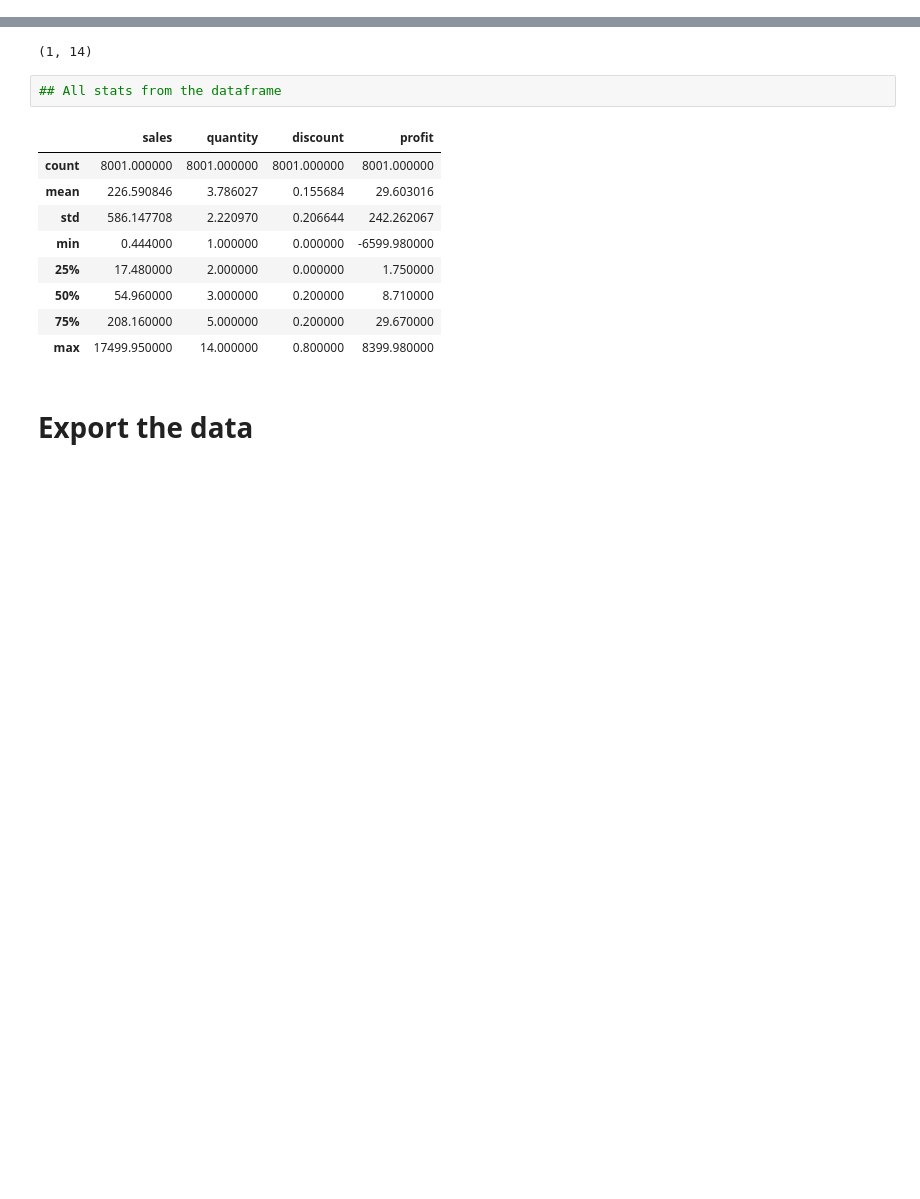
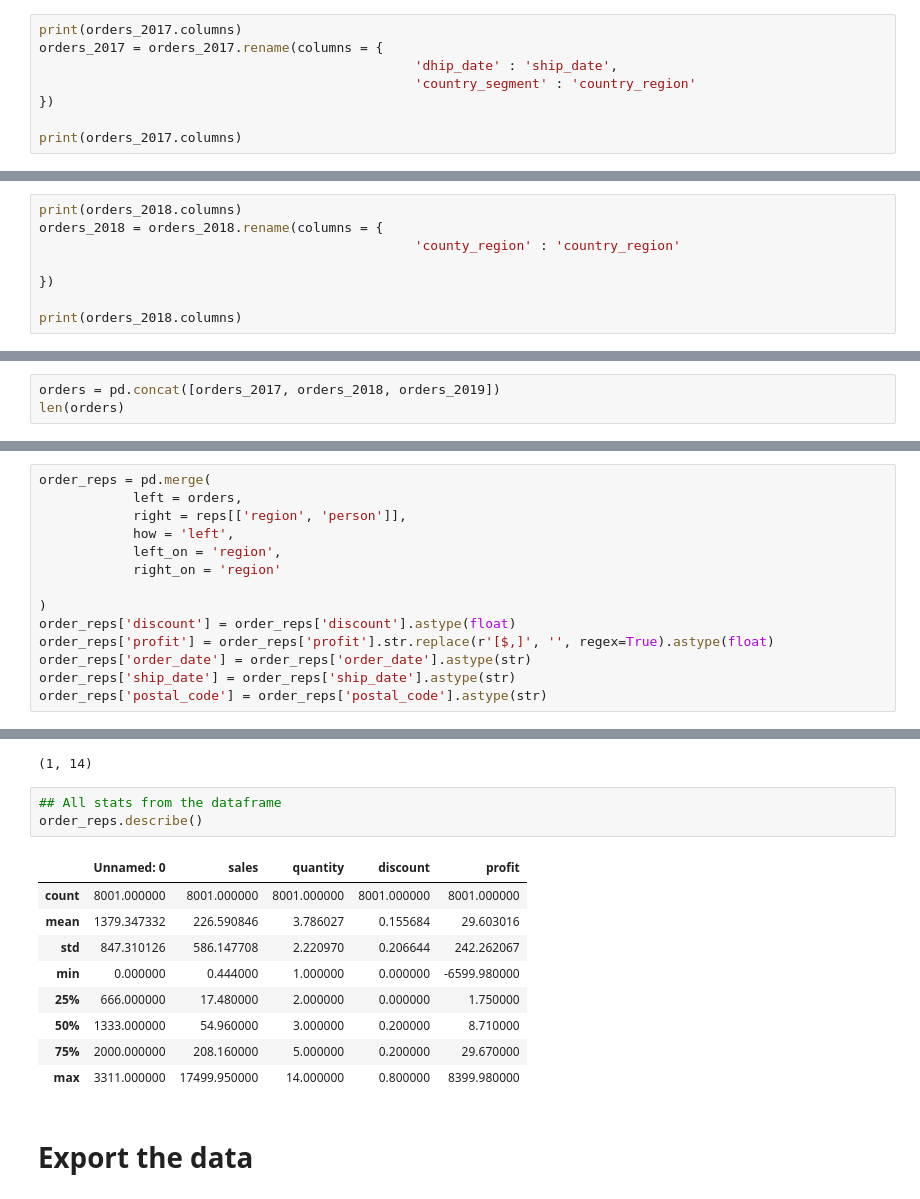
Before and after one commit to masrazo/CBS_Python_eng_Training_Version, a Jupyter notebook: 02_01_DataExtraction&Manipulation_with_Python&Pandas/02_01_01_Pandas_Advance_BLANK.ipynb, the cells around one changed output, grey strips where cells are left out. Saved outputs shown, nothing was run; the diff lists cells and outputs as text; blank space fills up the shorter version.

```diff
--- a/02_01_DataExtraction&Manipulation_with_Python&Pandas/02_01_01_Pandas_Advance_BLANK.ipynb
+++ b/02_01_DataExtraction&Manipulation_with_Python&Pandas/02_01_01_Pandas_Advance_BLANK.ipynb
@@ -96,0 +245,8 @@ If the above code is not working, **add the files** sent to you to the Files sec
+# %%
+print(orders_2017.columns)
+orders_2017 = orders_2017.rename(columns = {
+                                                'dhip_date' : 'ship_date',
+                                                'country_segment' : 'country_region'
+})
+
+print(orders_2017.columns)
@@ -96,0 +266,8 @@ If the above code is not working, **add the files** sent to you to the Files sec
+# %%
+print(orders_2018.columns)
+orders_2018 = orders_2018.rename(columns = {
+                                                'county_region' : 'country_region'
+
+})
+
+print(orders_2018.columns)
@@ -96,0 +293,3 @@ If the above code is not working, **add the files** sent to you to the Files sec
+# %%
+orders = pd.concat([orders_2017, orders_2018, orders_2019])
+len(orders)
@@ -481,2 +762,16 @@ When performing aggregations or calculations in Pandas, it is essential that **d
+# %%
+order_reps = pd.merge(
+            left = orders,
+            right = reps[['region', 'person']],
+            how = 'left',
+            left_on = 'region',
+            right_on = 'region'
+
+)
+order_reps['discount'] = order_reps['discount'].astype(float)
+order_reps['profit'] = order_reps['profit'].str.replace(r'[$,]', '', regex=True).astype(float)
+order_reps['order_date'] = order_reps['order_date'].astype(str)
+order_reps['ship_date'] = order_reps['ship_date'].astype(str)
+order_reps['postal_code'] = order_reps['postal_code'].astype(str)
 # %%
 # Check data types to make sure we can do the aggregations
@@ -826,16 +1145,17 @@ We can also look at column aggregations:
 (1, 14)
 # %%
 ## All stats from the dataframe
+order_reps.describe()
 # %% [output]
-|  | sales | quantity | discount | profit |
-| count | 8001.000000 | 8001.000000 | 8001.000000 | 8001.000000 |
-| mean | 226.590846 | 3.786027 | 0.155684 | 29.603016 |
-| std | 586.147708 | 2.220970 | 0.206644 | 242.262067 |
-| min | 0.444000 | 1.000000 | 0.000000 | -6599.980000 |
-| 25% | 17.480000 | 2.000000 | 0.000000 | 1.750000 |
-| 50% | 54.960000 | 3.000000 | 0.200000 | 8.710000 |
-| 75% | 208.160000 | 5.000000 | 0.200000 | 29.670000 |
-| max | 17499.950000 | 14.000000 | 0.800000 | 8399.980000 |
+|  | Unnamed: 0 | sales | quantity | discount | profit |
+| count | 8001.000000 | 8001.000000 | 8001.000000 | 8001.000000 | 8001.000000 |
+| mean | 1379.347332 | 226.590846 | 3.786027 | 0.155684 | 29.603016 |
+| std | 847.310126 | 586.147708 | 2.220970 | 0.206644 | 242.262067 |
+| min | 0.000000 | 0.444000 | 1.000000 | 0.000000 | -6599.980000 |
+| 25% | 666.000000 | 17.480000 | 2.000000 | 0.000000 | 1.750000 |
+| 50% | 1333.000000 | 54.960000 | 3.000000 | 0.200000 | 8.710000 |
+| 75% | 2000.000000 | 208.160000 | 5.000000 | 0.200000 | 29.670000 |
+| max | 3311.000000 | 17499.950000 | 14.000000 | 0.800000 | 8399.980000 |
 # %% [markdown]
 # Export the data
 # %% [markdown]
```
Also changed, not shown: parts of 50 cells of this notebook, 6 other files.
